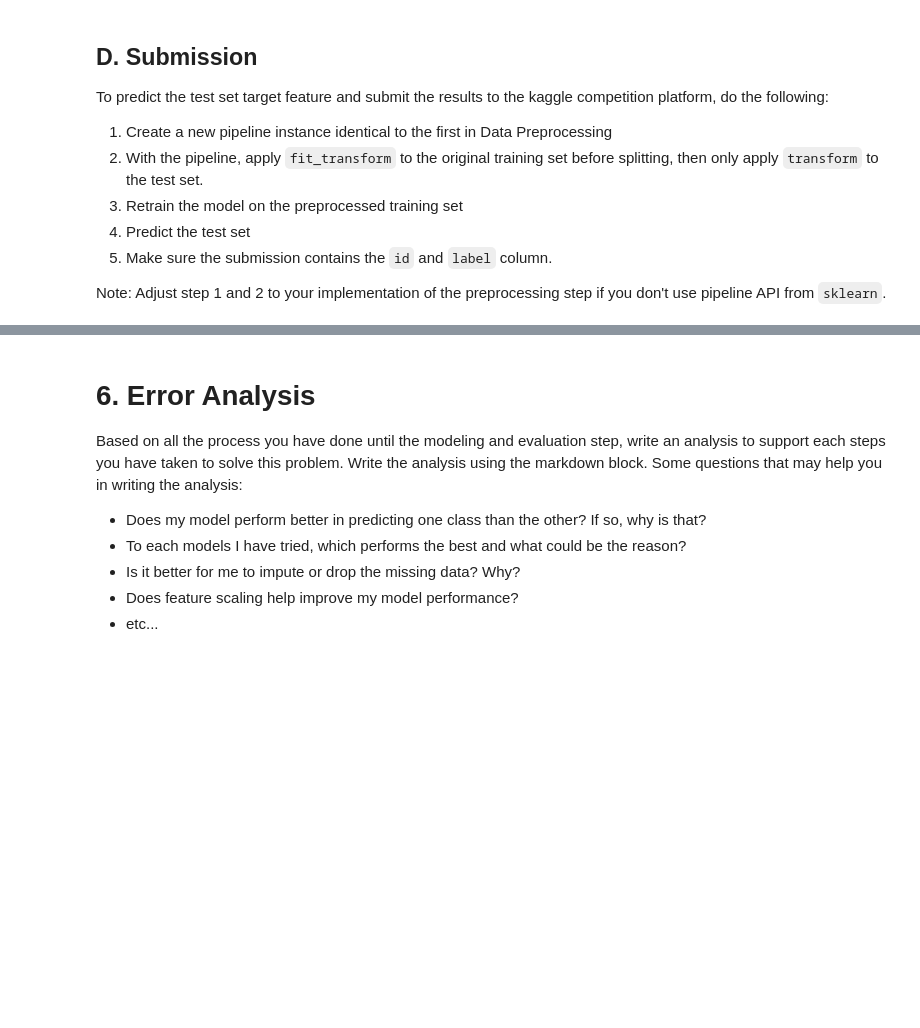
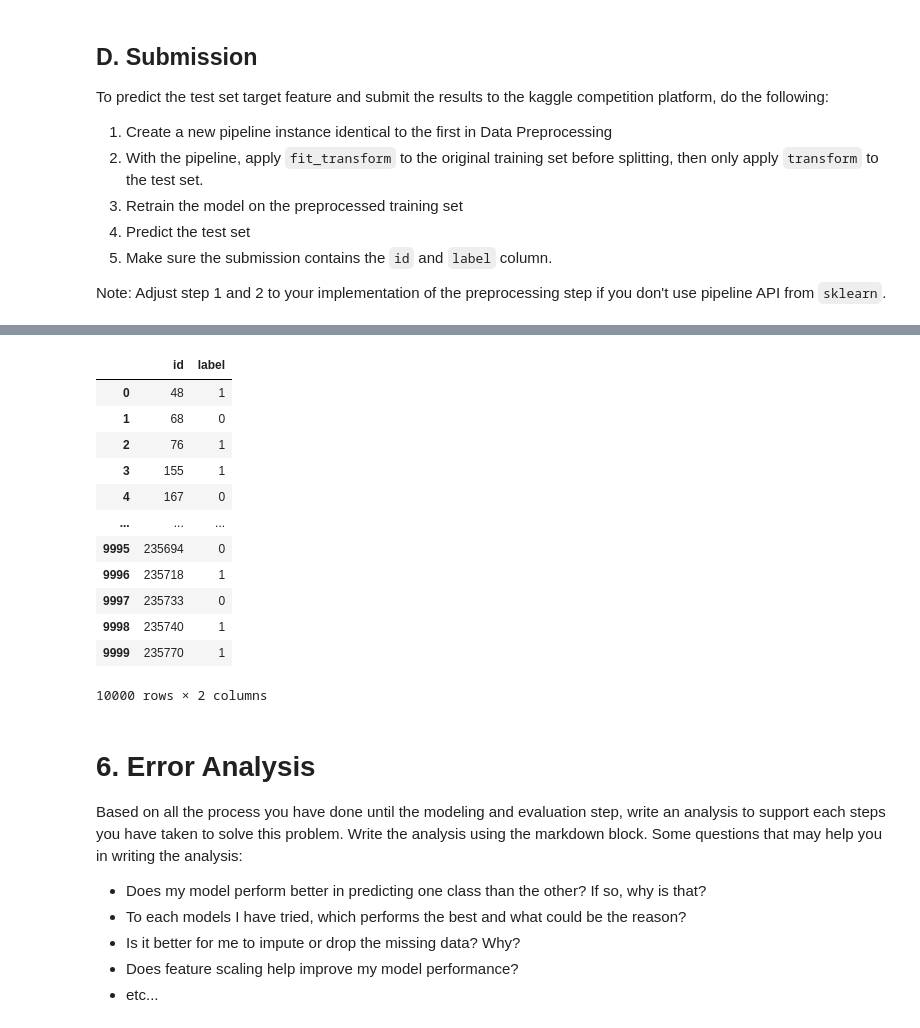
Before and after one commit to alfanditora/URL-ScamDetect, a Jupyter notebook: src/Tubes2DAI_TemuLawak.ipynb, the cells around one changed output, grey strips where cells are left out. Cells and saved outputs as stored; diff of their text form; code cells hidden in the pictures; blank space fills up the shorter version.

```diff
--- a/src/Tubes2DAI_TemuLawak.ipynb
+++ b/src/Tubes2DAI_TemuLawak.ipynb
@@ -610,0 +727,11 @@ print("Akurasi:", accuracy)
+# %%
+from sklearn.neighbors import KNeighborsClassifier
+from sklearn.metrics import f1_score
+
+clf = KNeighborsClassifier()
+clf.fit(X_trainset, y_trainset)
+
+y_pred = clf.predict(X_valset)
+
+f1_macro = f1_score(y_valset, y_pred, average='macro')
+print(f"F1-Score (Macro Average): {f1_macro}")
@@ -642,0 +963,32 @@ Note: Adjust step 1 and 2 to your implementation of the preprocessing step if yo
+# %%
+pipe_submission = Pipeline([
+    ("imputer", FeatureImputer()),
+    ("outlier", OutlierTransformator()),
+    ("duplicate", RemoveDuplicates()),
+    ("feature", FeatureEngineering()),
+    ("encoder", FeatureEncoder()),
+    ("scaler", Scaler()),
+])
+pipe_submission.fit(train_set_clean)
+
+test_set = data_test.drop(columns=['FILENAME','URL','Domain','Title'])
+
+test_transform = pipe_submission.transform(test_set)
+test_transform = test_transform.drop(columns=['id'])
+
+# Missing Features Handling
+missing_features = set(X_trainset.columns) - set(test_transform.columns)
+print("Missing Features:", missing_features)
+
+for feature in missing_features:
+    test_transform[feature] = 0
+
+
+pred = clf.predict(test_transform)
+
+result = pd.DataFrame({
+    'id': test_set['id'],
+    'label': pred
+})
+
+result.to_csv("data/submission.csv", index=False)
@@ -643,3 +1004,19 @@ Note: Adjust step 1 and 2 to your implementation of the preprocessing step if yo
+# %%
+result
+# %% [output]
+|  | id | label |
+| 0 | 48 | 1 |
+| 1 | 68 | 0 |
+| 2 | 76 | 1 |
+| 3 | 155 | 1 |
+| 4 | 167 | 0 |
+| ... | ... | ... |
+| 9995 | 235694 | 0 |
+| 9996 | 235718 | 1 |
+| 9997 | 235733 | 0 |
+| 9998 | 235740 | 1 |
+| 9999 | 235770 | 1 |
+10000 rows × 2 columns
 # %% [markdown]
 # 6. Error Analysis
 
```
Also changed, not shown: parts of 26 cells of this notebook, 3 other files.
